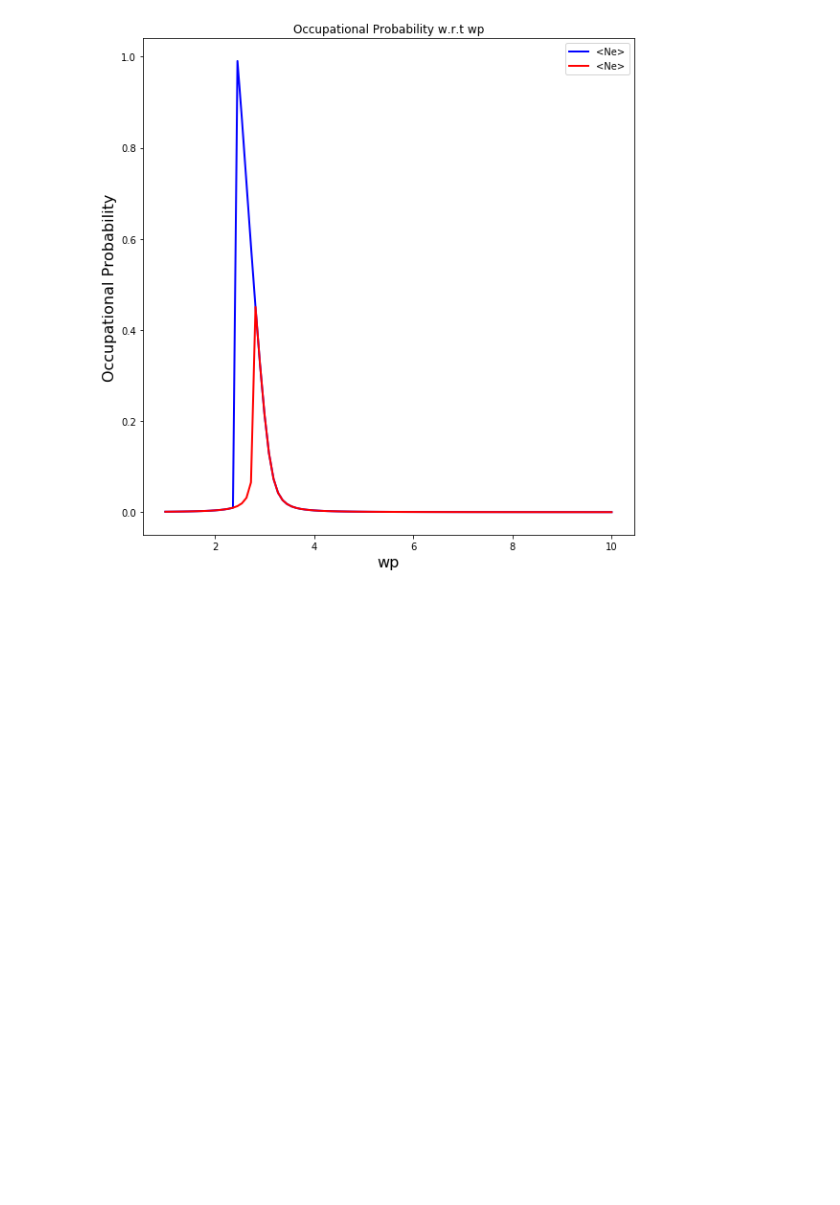
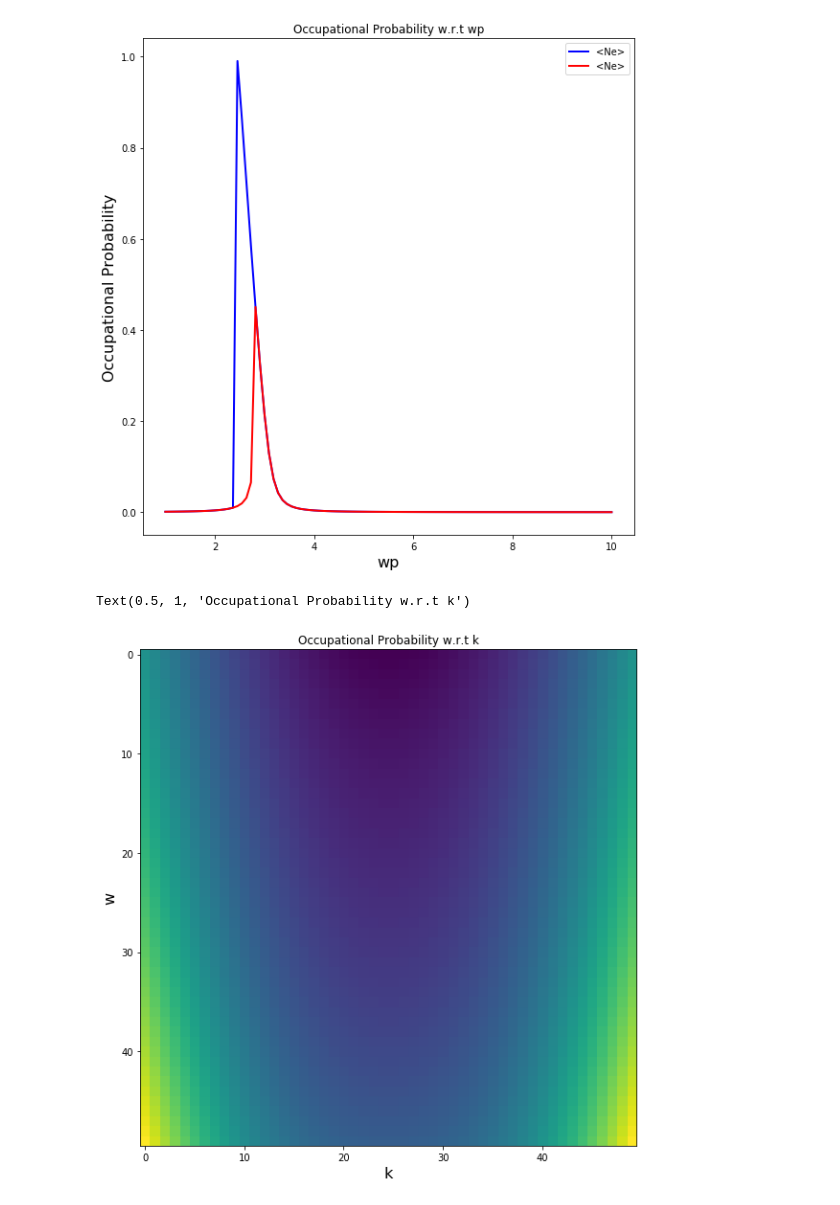
Before and after one commit to Aakashv6/Non-linear-Mirrors, a Jupyter notebook: Non-linear Mirror-Simulation-v3.ipynb, the cells around one changed output. Cells and saved outputs as stored; diff of their text form; code cells hidden in the pictures; blank space fills up the shorter version.

```diff
--- a/Non-linear Mirror-Simulation-v3.ipynb
+++ b/Non-linear Mirror-Simulation-v3.ipynb
@@ -214,7 +214,7 @@ for wp in wp_vec:
     # Rotating frame normalization
     rho = ((w+wp)/c)/np.sqrt((w + wp)**2 - (c*k)**2) # Normalization factor
 
-    K = 0.25 * rho
+    K = 0.25 * np.sqrt(rho)
 
     # Radiative decay of excitons into right(left) moving modes
     gamma = 2 * np.pi * (K ** 2)
@@ -394 +381,13 @@ for wp in wp_vec:
+# %%
+fig, axes = plt.subplots(1, 1, sharex=True, figsize=(8,8))
+
+axes.imshow(delx_vec)
+axes.set_ylabel("w", fontsize=16)
+axes.set_xlabel("k", fontsize=16)
+
+fig.tight_layout()
+axes.set_title("Occupational Probability w.r.t k")
+# %% [output]
+Text(0.5, 1, 'Occupational Probability w.r.t k')
+[figure, added]
 # %%
```
Also changed, not shown: parts of 10 cells of this notebook.
